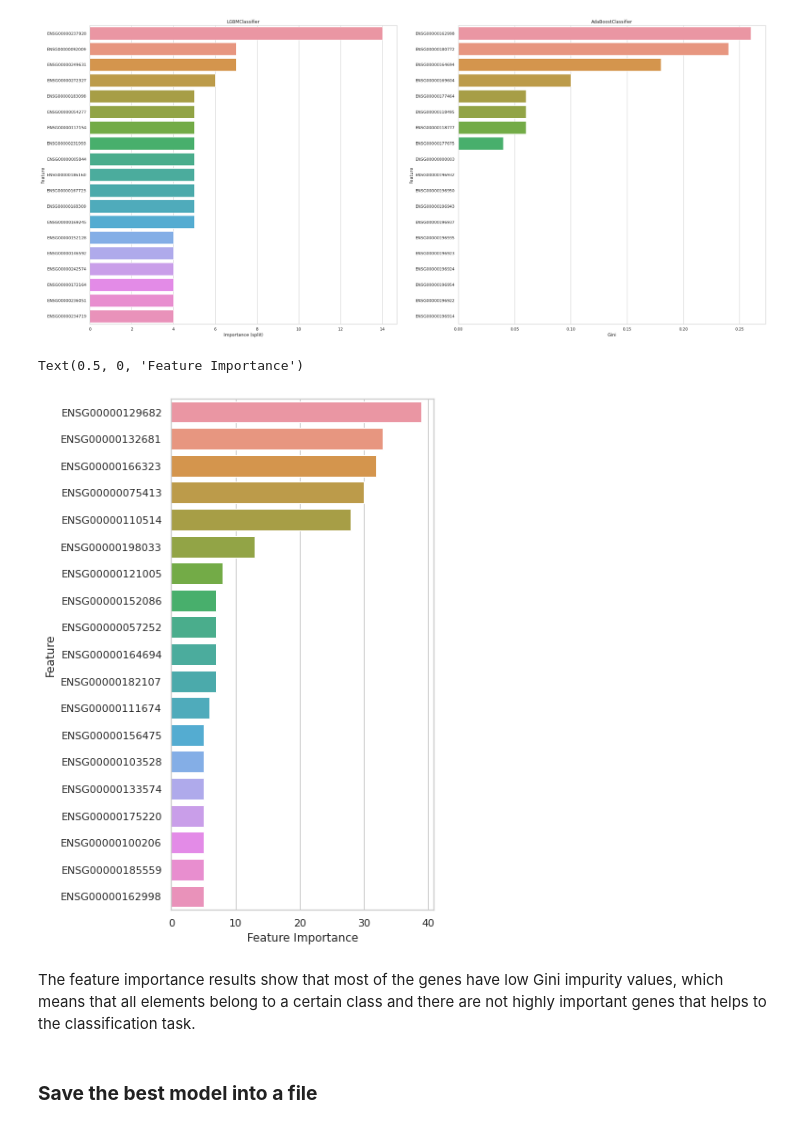
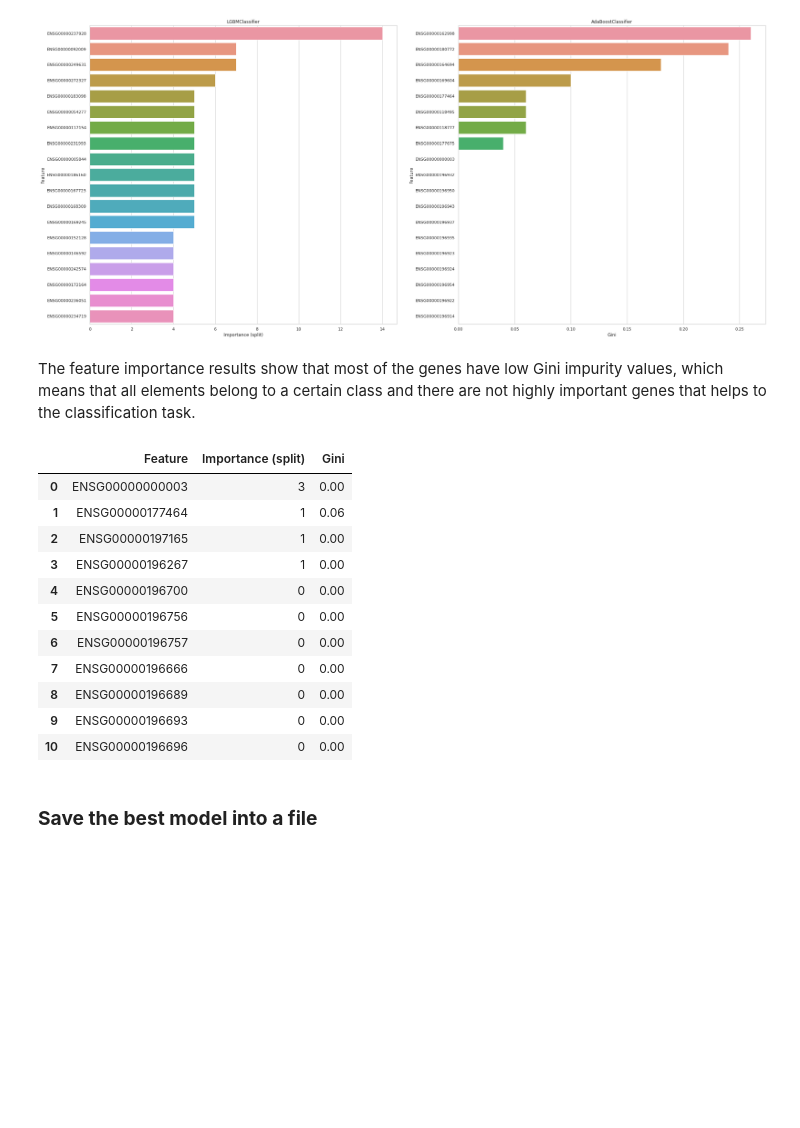
Before and after one commit to sayalaruano/Project3Period-SysBioMaster, a Jupyter notebook: Project1_SysBio_NF_PPCM_classifiers.ipynb, the cells around one changed output. Saved outputs shown, nothing was run; the diff lists cells and outputs as text; code cells hidden in the pictures; blank space fills up the shorter version.

```diff
--- a/Project1_SysBio_NF_PPCM_classifiers.ipynb
+++ b/Project1_SysBio_NF_PPCM_classifiers.ipynb
@@ -336,14 +320,27 @@ sns.barplot(ax = ax2, x = 'Gini', y = 'Feature', data = featimp_bestmodel2_sort.
 ax2.title.set_text('AdaBoostClassifier')
 # %% [output]
 [figure]
-# %%
-# Plot of feature importance
-plt.figure(figsize=(5, 10))
-sns.set_theme(style="whitegrid")
-ax = sns.barplot(x = 'Gini', y = 'Feature', data = feat_import_sorted.iloc[0:19])
-plt.xlabel("Feature Importance")
-# %% [output]
-Text(0.5, 0, 'Feature Importance')
-[figure, removed]
 # %% [markdown]
 The feature importance results show that most of the genes have low Gini impurity values, which means that all elements belong to a certain class and there are not highly important genes that helps to the classification task.
+# %%
+# Get the top 50 most important genes for each method
+imp_genes_LGBM = featimp_bestmodel1_sort.iloc[0:300]
+imp_genes_AB = featimp_bestmodel2_sort.iloc[0:300]
+# %%
+# Obtain the consensus of the two methods
+consensus_genes = imp_genes_LGBM.merge(imp_genes_AB,on='Feature')
+# %%
+consensus_genes
+# %% [output]
+|  | Feature | Importance (split) | Gini |
+| 0 | ENSG00000000003 | 3 | 0.00 |
+| 1 | ENSG00000177464 | 1 | 0.06 |
+| 2 | ENSG00000197165 | 1 | 0.00 |
+| 3 | ENSG00000196267 | 1 | 0.00 |
+| 4 | ENSG00000196700 | 0 | 0.00 |
+| 5 | ENSG00000196756 | 0 | 0.00 |
+| 6 | ENSG00000196757 | 0 | 0.00 |
+| 7 | ENSG00000196666 | 0 | 0.00 |
+| 8 | ENSG00000196689 | 0 | 0.00 |
+| 9 | ENSG00000196693 | 0 | 0.00 |
+| 10 | ENSG00000196696 | 0 | 0.00 |
```
Also changed, not shown: parts of 8 cells of this notebook, 13 other files.
